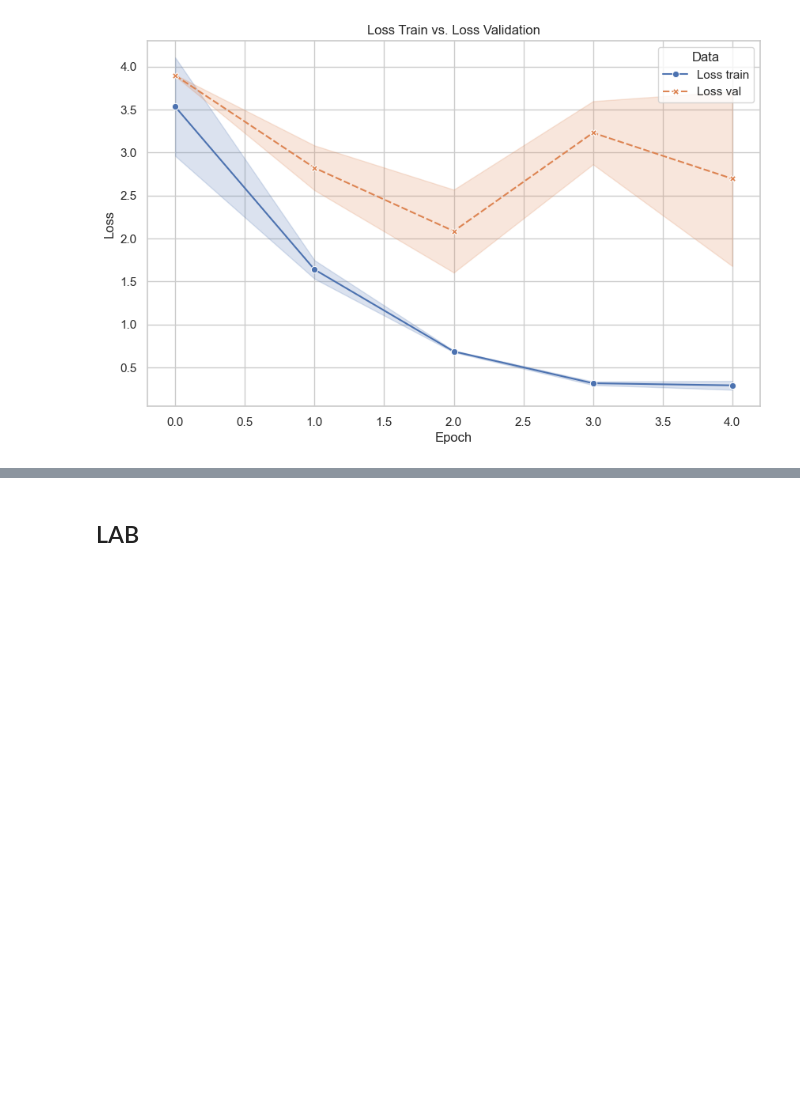
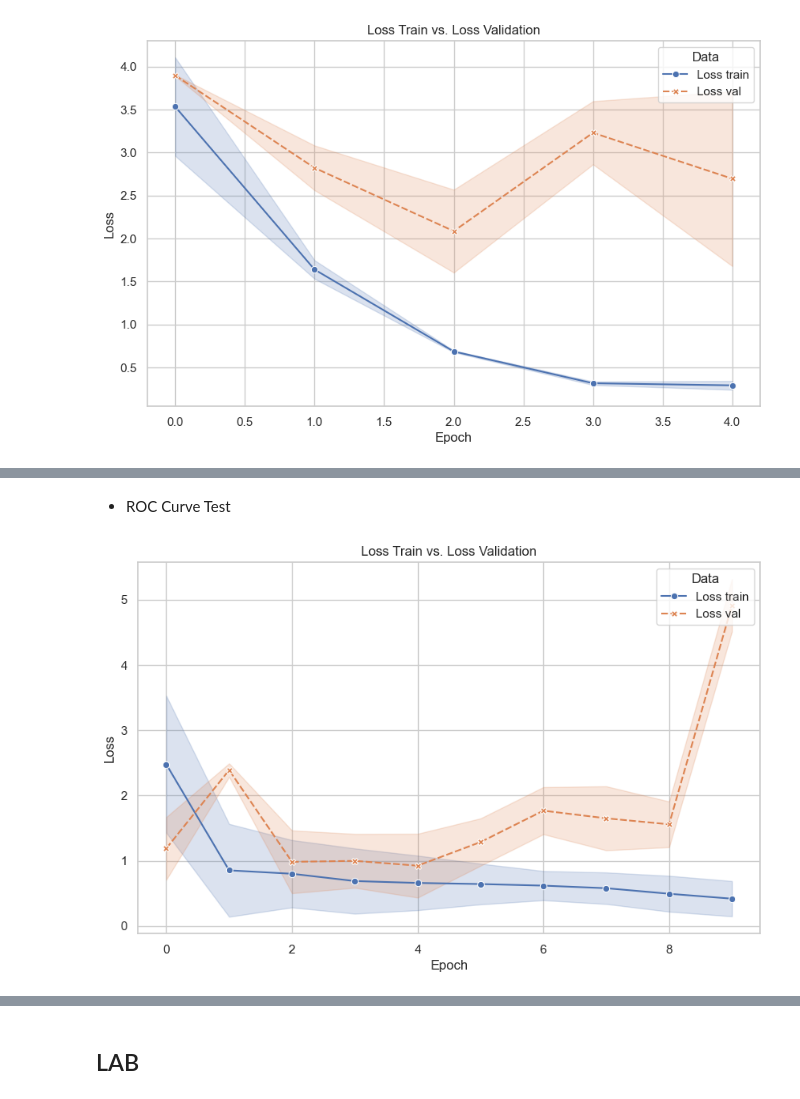
Before and after one commit to tmandelz/classification-prolactinoma, a Jupyter notebook: modelling/visualize_results.ipynb, the cells around one changed output, grey strips where cells are left out. Drawn from its saved outputs; the diff is of its cells as text; code cells hidden in the pictures; blank space fills up the shorter version.

```diff
--- a/modelling/visualize_results.ipynb
+++ b/modelling/visualize_results.ipynb
@@ -68 +85,7 @@ plot_loss(baseline_mlp_runs)
+# %% [markdown]
++ ROC Curve Test
+# %%
+plot_loss(baseMed3d_weighted)
+# %% [output]
+[figure, added]
 # %%
```
Also changed, not shown: parts of 5 cells of this notebook.
